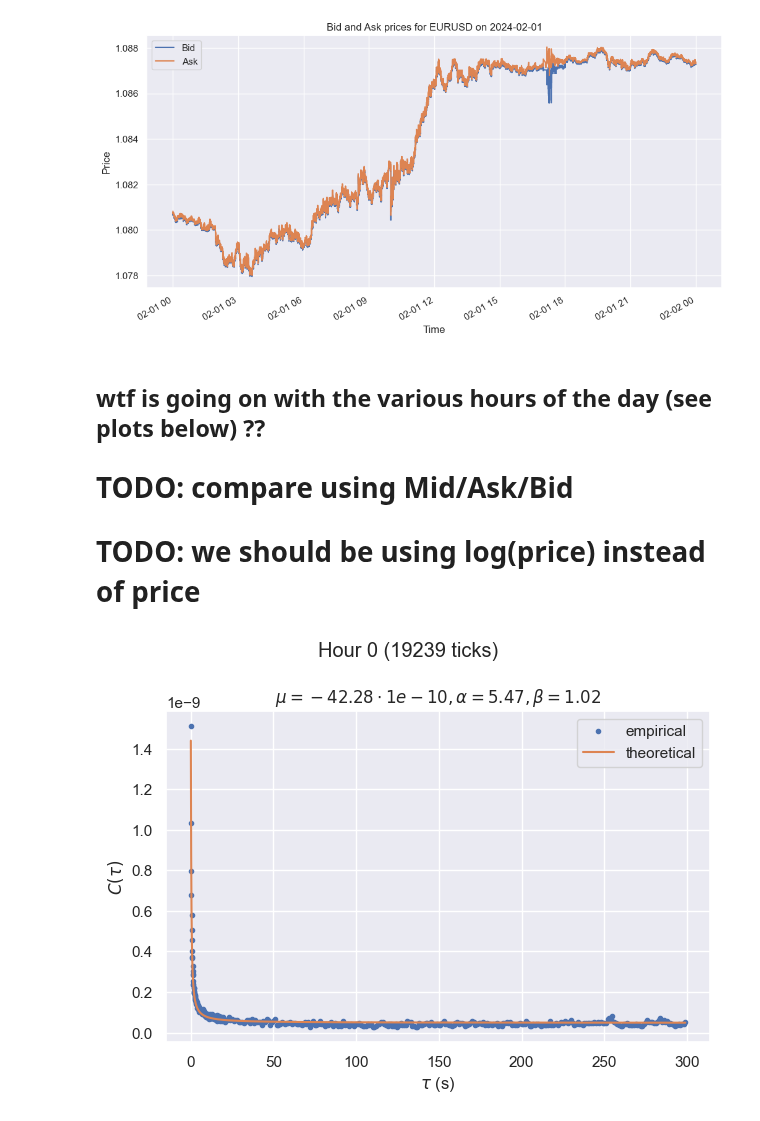
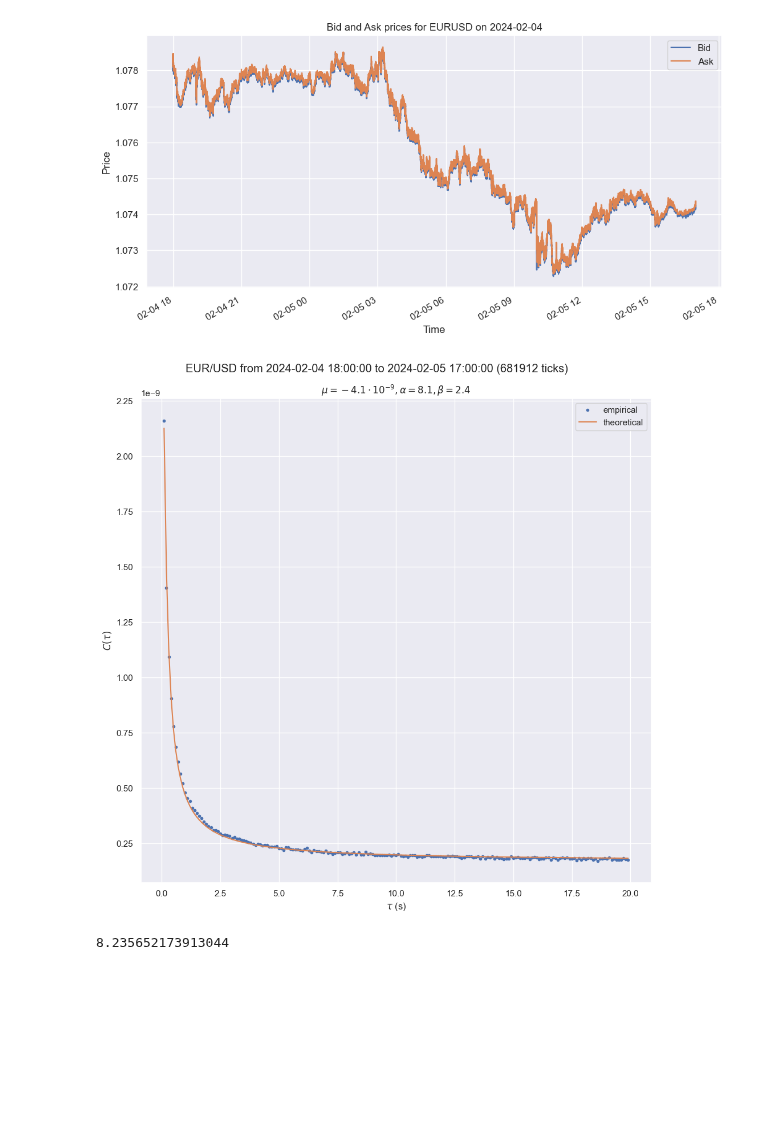
Before and after one commit to gaetanX21/hf-volatility, a Jupyter notebook: src/notebooks/clean/FX/EURUSD.ipynb, the cells around one changed output. Cells and saved outputs as stored; diff of their text form; code cells hidden in the pictures; blank space fills up the shorter version.

```diff
--- a/src/notebooks/clean/FX/EURUSD.ipynb
+++ b/src/notebooks/clean/FX/EURUSD.ipynb
@@ -26,46 +43,36 @@ df['Mid'] = (df['Bid'] + df['Ask']) / 2
 # %%
-chosen_date = pd.to_datetime('2024-02-01').date()
-oneday = df[df['Date'] == chosen_date]
+chosen_date = pd.to_datetime('2024-02-04').date()
+t_start = pd.to_datetime('2024-02-04 18h')
+t_end = pd.to_datetime('2024-02-05 17h')
+oneday = df[(df['Timestamp']>=t_start) & (df['Timestamp']<=t_end) ]
 oneday.plot(x='Timestamp', y=['Bid', 'Ask'], xlabel="Time", ylabel="Price", title="Bid and Ask prices for EURUSD on {}".format(chosen_date), figsize=(12, 6))
 plt.show()
 # %% [output]
-[figure, old version]
+[figure, new version]
-# %% [markdown]
-## wtf is going on with the various hours of the day (see plots below) ??
-
-   # TODO: compare using Mid/Ask/Bid
-   # TODO: we should be using log(price) instead of price
+# %%
+S = oneday['Bid']
+X = np.log(S)
+ts = pd.Series(data=X.values, index=oneday['Timestamp'])
 # %%
 hours = oneday['Hour'].unique()
-taus_ms = misc.range_timedelta(100, 20000, 100, 'ms')
-taus_s = misc.range_timedelta(20, 60*5, 1, 's')
-taus = pd.concat([taus_ms, taus_s])
+taus = misc.range_timedelta(100, 20000, 100, 'ms')
 
-for hour in hours[:1]:
-    onehour = oneday[oneday['Hour'] == hour]
-    # ts = pd.Series(onehour['Mid'].values, index=onehour['Timestamp'])
-    ts = pd.Series(onehour['Ask'].values, index=onehour['Timestamp'])
+n_points = len(ts)
+C_emp_values = [misc.C_emp(ts, tau) for tau in taus]
+theta_hat = misc.curve_calibrate(taus, C_emp_values)
+C_th_func = misc.C_th(theta_hat)
+C_th_values = [C_th_func(tau.total_seconds()) for tau in taus]
 
-    # TODO: compare using Mid/Ask/Bid
-    # TODO: we should be using log(price) instead of price
-
-    n_points = len(ts)
-    # taus = misc.range_timedelta(100, 20000, 100, 'ms')
-    C_emp_values = [misc.C_emp(ts, tau) for tau in taus]
-    theta_hat = misc.curve_calibrate(taus, C_emp_values)
-    C_th_func = misc.C_th(theta_hat)
-    C_th_values = [C_th_func(tau.total_seconds()) for tau in taus]
-
-    plt.figure()
-    plt.plot(taus.dt.total_seconds(), C_emp_values, label='empirical', ls='', marker='.')
-    plt.plot(taus.dt.total_seconds(), C_th_values, label='theoretical')
-    plt.xlabel(r'$\tau$ (s)')
-    plt.ylabel(r'$C(\tau)$')
-    plt.legend()
-    plt.tight_layout()
-    plt.suptitle(f'Hour {hour} ({n_points} ticks)')
-    plt.title(r'$\mu={:.2f}\cdot1e-10, \alpha={:.2f}, \beta={:.2f}$'.format(1e10*theta_hat[0], theta_hat[1], theta_hat[2]))
-    plt.tight_layout()
-    plt.show()
+plt.figure(figsize=(10,10))
+plt.plot(taus.dt.total_seconds(), C_emp_values, label='empirical', ls='', marker='.')
+plt.plot(taus.dt.total_seconds(), C_th_values, label='theoretical')
+plt.xlabel(r'$\tau$ (s)')
+plt.ylabel(r'$C(\tau)$')
+plt.legend()
+plt.tight_layout()
+plt.suptitle(f'EUR/USD from {t_start} to {t_end} ({n_points} ticks)')
+plt.title(r'$\mu={:.1f}\cdot10^{}, \alpha={:.1f}, \beta={:.1f}$'.format(1e9*theta_hat[0], '{-9}', theta_hat[1], theta_hat[2]))
+plt.tight_layout()
+plt.show()
 # %% [output]
-[figure, old version]
+[figure, new version]
@@ -71,0 +92,4 @@ for hour in hours[:1]:
+# %%
+681912/(23*60*60)
+# %% [output]
+8.235652173913044
```
Also changed, not shown: parts of 4 cells of this notebook, 4 other files.
